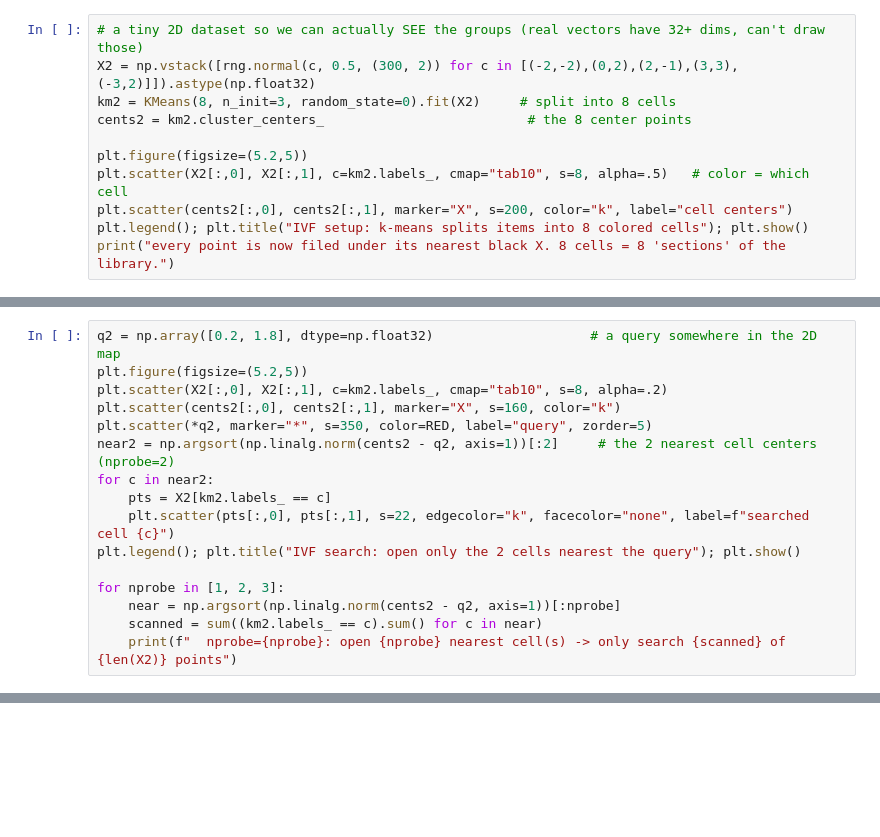
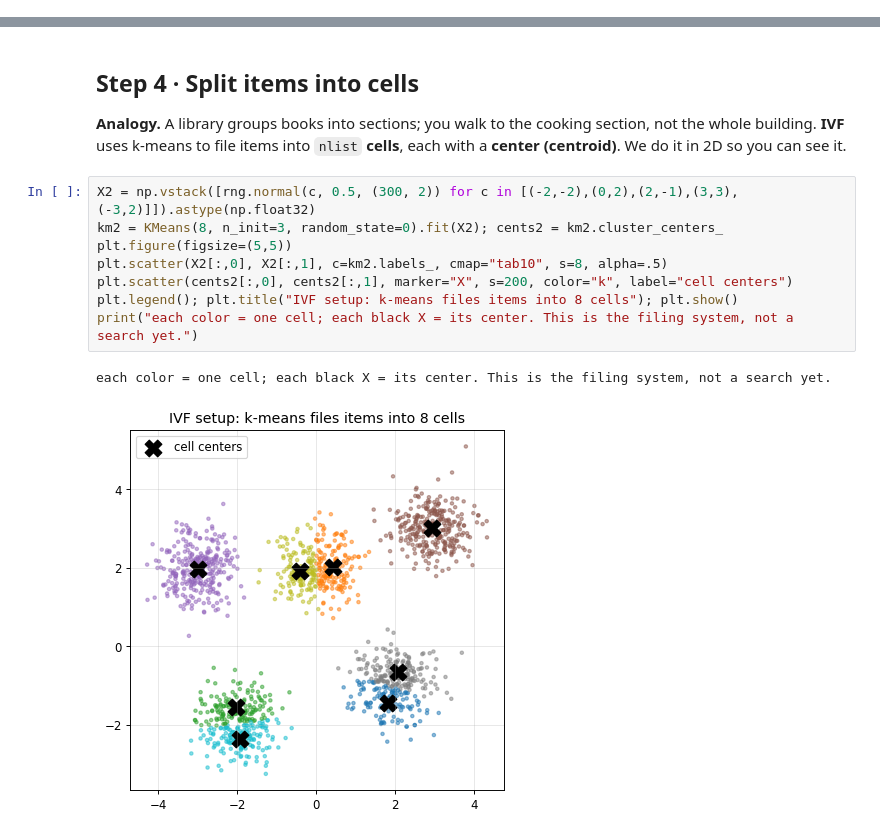
Before and after one commit to niamleeson/ml-math, a Jupyter notebook: afp/notebooks/M13-ann-vector-search.ipynb, the cells around one changed output, grey strips where cells are left out. Saved outputs shown, nothing was run; the diff lists cells and outputs as text; blank space fills up the shorter version.

```diff
--- a/afp/notebooks/M13-ann-vector-search.ipynb
+++ b/afp/notebooks/M13-ann-vector-search.ipynb
@@ -164,11 +0,0 @@ colors, with the centroids marked as big X's.
-# %%
-# a tiny 2D dataset so we can actually SEE the groups (real vectors have 32+ dims, can't draw those)
-X2 = np.vstack([rng.normal(c, 0.5, (300, 2)) for c in [(-2,-2),(0,2),(2,-1),(3,3),(-3,2)]]).astype(np.float32)
-km2 = KMeans(8, n_init=3, random_state=0).fit(X2)     # split into 8 cells
-cents2 = km2.cluster_centers_                          # the 8 center points
-
-plt.figure(figsize=(5.2,5))
-plt.scatter(X2[:,0], X2[:,1], c=km2.labels_, cmap="tab10", s=8, alpha=.5)   # color = which cell
-plt.scatter(cents2[:,0], cents2[:,1], marker="X", s=200, color="k", label="cell centers")
-plt.legend(); plt.title("IVF setup: k-means splits items into 8 colored cells"); plt.show()
-print("every point is now filed under its nearest black X. 8 cells = 8 'sections' of the library.")
@@ -196,16 +0,0 @@ of the 1500 points we ended up scanning.**
-# %%
-q2 = np.array([0.2, 1.8], dtype=np.float32)                    # a query somewhere in the 2D map
-plt.figure(figsize=(5.2,5))
-plt.scatter(X2[:,0], X2[:,1], c=km2.labels_, cmap="tab10", s=8, alpha=.2)
-plt.scatter(cents2[:,0], cents2[:,1], marker="X", s=160, color="k")
-plt.scatter(*q2, marker="*", s=350, color=RED, label="query", zorder=5)
-near2 = np.argsort(np.linalg.norm(cents2 - q2, axis=1))[:2]     # the 2 nearest cell centers (nprobe=2)
-for c in near2:
-    pts = X2[km2.labels_ == c]
-    plt.scatter(pts[:,0], pts[:,1], s=22, edgecolor="k", facecolor="none", label=f"searched cell {c}")
-plt.legend(); plt.title("IVF search: open only the 2 cells nearest the query"); plt.show()
-
-for nprobe in [1, 2, 3]:
-    near = np.argsort(np.linalg.norm(cents2 - q2, axis=1))[:nprobe]
-    scanned = sum((km2.labels_ == c).sum() for c in near)
-    print(f"  nprobe={nprobe}: open {nprobe} nearest cell(s) -> only search {scanned} of {len(X2)} points")
@@ -711,0 +101,17 @@ come from M11's embeddings, trained as **contrastive encoders** — which is **M
+# %% [markdown]
+## Step 4 · Split items into cells
+
+**Analogy.** A library groups books into sections; you walk to the cooking section, not the
+whole building. **IVF** uses k-means to file items into `nlist` **cells**, each with a **center
+(centroid)**. We do it in 2D so you can see it.
+# %%
+X2 = np.vstack([rng.normal(c, 0.5, (300, 2)) for c in [(-2,-2),(0,2),(2,-1),(3,3),(-3,2)]]).astype(np.float32)
+km2 = KMeans(8, n_init=3, random_state=0).fit(X2); cents2 = km2.cluster_centers_
+plt.figure(figsize=(5,5))
+plt.scatter(X2[:,0], X2[:,1], c=km2.labels_, cmap="tab10", s=8, alpha=.5)
+plt.scatter(cents2[:,0], cents2[:,1], marker="X", s=200, color="k", label="cell centers")
+plt.legend(); plt.title("IVF setup: k-means files items into 8 cells"); plt.show()
+print("each color = one cell; each black X = its center. This is the filing system, not a search yet.")
+# %% [output]
+each color = one cell; each black X = its center. This is the filing system, not a search yet.
+[figure, added]
```
Also changed, not shown: parts of 115 cells of this notebook, 1 other file.
